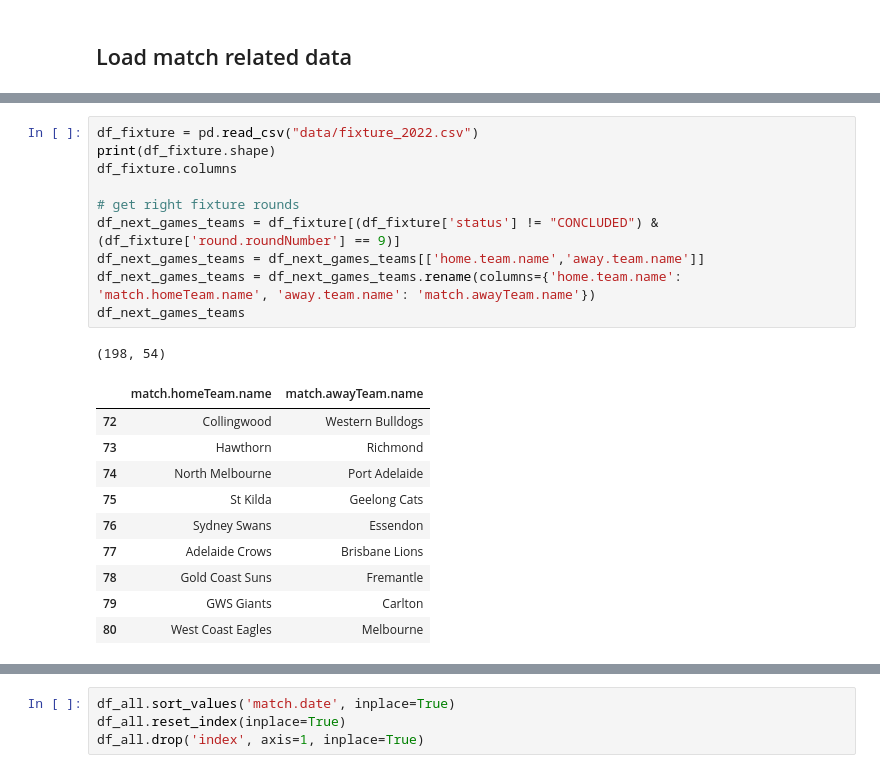
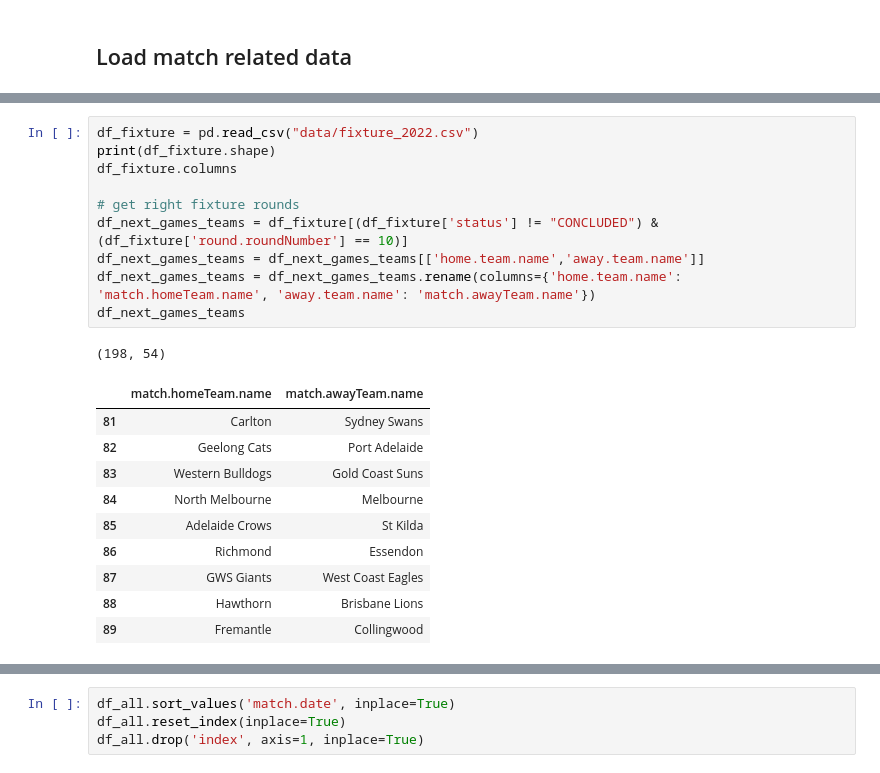
Before and after one commit to Sage-of-Sparta/probabilistic-afl-tipping, a Jupyter notebook: XGBoost_AFL_Prediction_Preprocessing.ipynb, the cells around one changed output, grey strips where cells are left out. Drawn from its saved outputs; the diff is of its cells as text.

Commit message:
add round 10

```diff
--- a/XGBoost_AFL_Prediction_Preprocessing.ipynb
+++ b/XGBoost_AFL_Prediction_Preprocessing.ipynb
@@ -49,25 +49,25 @@ Index(['match.name', 'match.date', 'match.status', 'match.matchId',
 # %%
 df_fixture = pd.read_csv("data/fixture_2022.csv")
 print(df_fixture.shape)
 df_fixture.columns
 
 # get right fixture rounds
-df_next_games_teams = df_fixture[(df_fixture['status'] != "CONCLUDED") & (df_fixture['round.roundNumber'] == 9)]
+df_next_games_teams = df_fixture[(df_fixture['status'] != "CONCLUDED") & (df_fixture['round.roundNumber'] == 10)]
 df_next_games_teams = df_next_games_teams[['home.team.name','away.team.name']]
 df_next_games_teams = df_next_games_teams.rename(columns={'home.team.name': 'match.homeTeam.name', 'away.team.name': 'match.awayTeam.name'})
 df_next_games_teams
 # %% [output]
 (198, 54)
 |  | match.homeTeam.name | match.awayTeam.name |
-| 72 | Collingwood | Western Bulldogs |
-| 73 | Hawthorn | Richmond |
-| 74 | North Melbourne | Port Adelaide |
-| 75 | St Kilda | Geelong Cats |
-| 76 | Sydney Swans | Essendon |
-| 77 | Adelaide Crows | Brisbane Lions |
-| 78 | Gold Coast Suns | Fremantle |
-| 79 | GWS Giants | Carlton |
-| 80 | West Coast Eagles | Melbourne |
+| 81 | Carlton | Sydney Swans |
+| 82 | Geelong Cats | Port Adelaide |
+| 83 | Western Bulldogs | Gold Coast Suns |
+| 84 | North Melbourne | Melbourne |
+| 85 | Adelaide Crows | St Kilda |
+| 86 | Richmond | Essendon |
+| 87 | GWS Giants | West Coast Eagles |
+| 88 | Hawthorn | Brisbane Lions |
+| 89 | Fremantle | Collingwood |
 # %%
 df_all.shape
 # %% [output]
```
Also changed, not shown: parts of 9 cells of this notebook, 9 other files.
